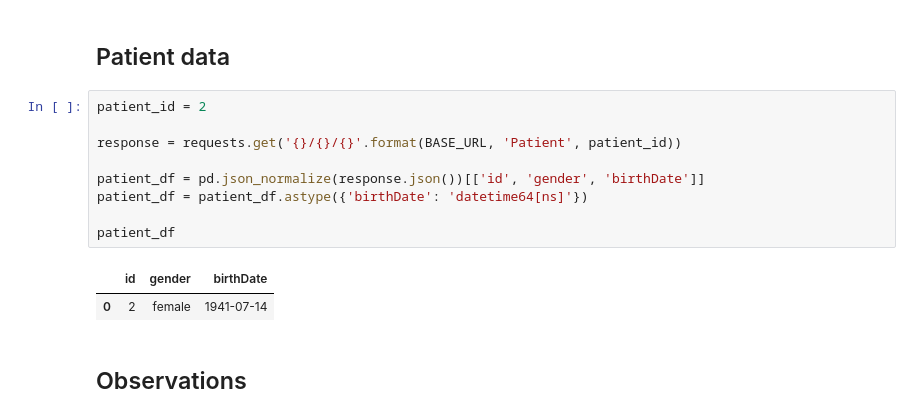
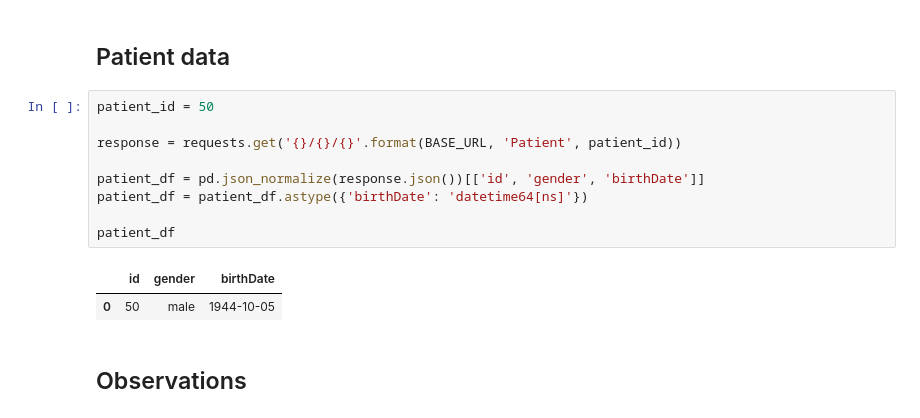
Before and after one commit to KarlRojas/Cancer_Care_Dashboard, a Jupyter notebook: fhir_workshop.ipynb, the cells around one changed output. Cells and saved outputs as stored; diff of their text form.

Commit message:
Patient History

```diff
--- a/fhir_workshop.ipynb
+++ b/fhir_workshop.ipynb
@@ -97,17 +97,17 @@ plt.show()
 # %% [markdown]
 ## Patient data
 # %%
-patient_id = 2
+patient_id = 50
 
 response = requests.get('{}/{}/{}'.format(BASE_URL, 'Patient', patient_id))
 
 patient_df = pd.json_normalize(response.json())[['id', 'gender', 'birthDate']]
 patient_df = patient_df.astype({'birthDate': 'datetime64[ns]'})
 
 patient_df
 # %% [output]
 |  | id | gender | birthDate |
-| 0 | 2 | female | 1941-07-14 |
+| 0 | 50 | male | 1944-10-05 |
 # %% [markdown]
 ## Observations
 # %%
```
Also changed, not shown: parts of 1 cell of this notebook, 2 other files.
